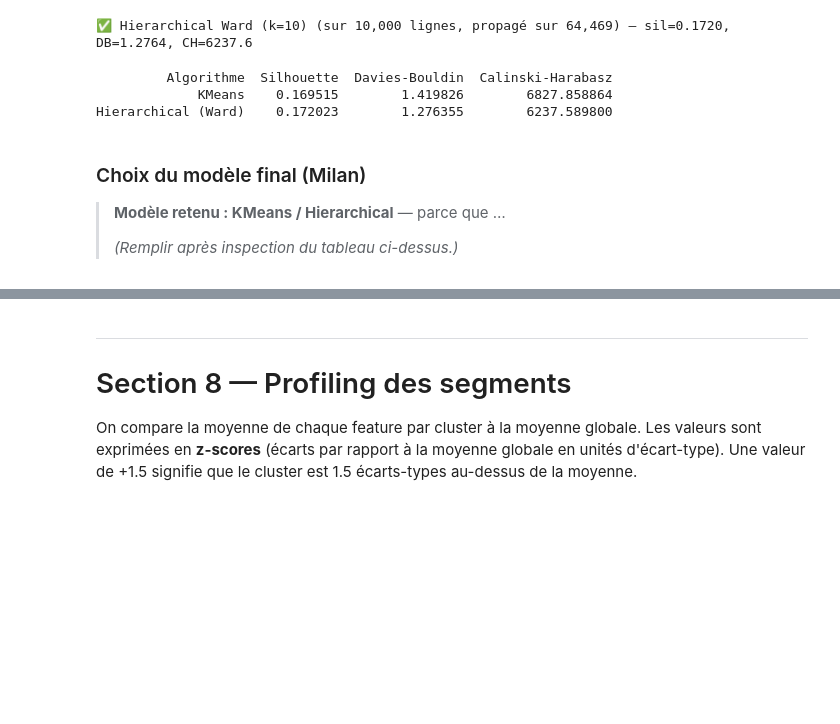
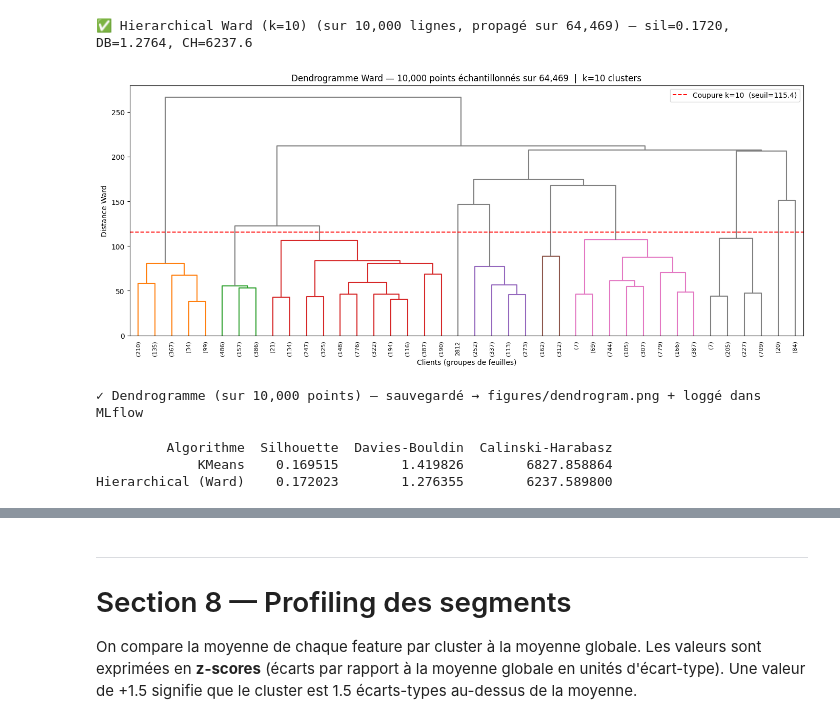
Before and after one commit to milansecondaire/Sephora, a Jupyter notebook: 02_clustering.ipynb, the cells around one changed output, grey strips where cells are left out. Cells and saved outputs as stored; diff of their text form; code cells hidden in the pictures; blank space fills up the shorter version.

```diff
--- a/02_clustering.ipynb
+++ b/02_clustering.ipynb
@@ -31,6 +31,7 @@ from src.visualization import plot_correlation_circle, plot_elbow_curves
 os.makedirs("figures", exist_ok=True)
 
 # --- MLflow experiment setup (R1.5) ---
+mlflow.set_tracking_uri("sqlite:///mlflow.db")
 mlflow.set_experiment("sephora-customer-segmentation")
 print("MLflow URI:", mlflow.get_tracking_uri())
 # %% [output]
@@ -430,4 +447,27 @@ n_msg = f"(sur {hc_n_samples:,} lignes, propagé sur {len(X_scaled):,})" if hc_n
 print(f"✅ Hierarchical Ward (k={k_optimal}) {n_msg} — sil={sil_hc:.4f}, DB={db_hc:.4f}, CH={ch_hc:.1f}")
 # %% [output]
 ✅ Hierarchical Ward (k=10) (sur 10,000 lignes, propagé sur 64,469) — sil=0.1720, DB=1.2764, CH=6237.6
+# %%
+from src.clustering import plot_dendrogram
+
+_dendro_n = min(hc_n_samples or len(X_scaled), 10_000)  # ≤ 2 000 points pour la vitesse
+fig_dendro = plot_dendrogram(
+    X_scaled,
+    k=k_optimal,
+    n_samples=_dendro_n,
+    save_path="figures/dendrogram.png",
+)
+plt.show()
+plt.close(fig_dendro)
+
+# Log dans MLflow comme artifact lié au run hiérarchique
+with mlflow.start_run(run_name="hierarchical-dendrogram"):
+    mlflow.log_param("k", k_optimal)
+    mlflow.log_param("dendro_n_samples", _dendro_n)
+    mlflow.log_artifact("figures/dendrogram.png", artifact_path="figures")
+
+print(f"✓ Dendrogramme (sur {_dendro_n:,} points) — sauvegardé → figures/dendrogram.png + loggé dans MLflow")
+# %% [output]
+[figure, added]
+✓ Dendrogramme (sur 10,000 points) — sauvegardé → figures/dendrogram.png + loggé dans MLflow
 # %%
@@ -441,9 +482,3 @@ print(comparison.to_string(index=False))
          Algorithme  Silhouette  Davies-Bouldin  Calinski-Harabasz
              KMeans    0.169515        1.419826        6827.858864
 Hierarchical (Ward)    0.172023        1.276355        6237.589800
-# %% [markdown]
-### Choix du modèle final (Milan)
-
-> **Modèle retenu : KMeans / Hierarchical** — parce que …
->
-> *(Remplir après inspection du tableau ci-dessus.)*
```
Also changed, not shown: parts of 23 cells of this notebook, 21 other files.
